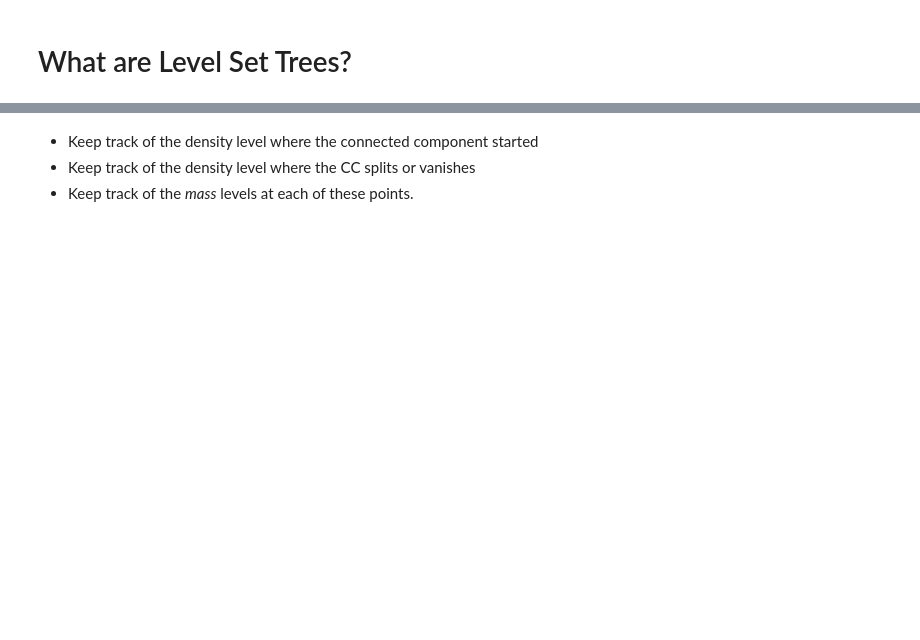
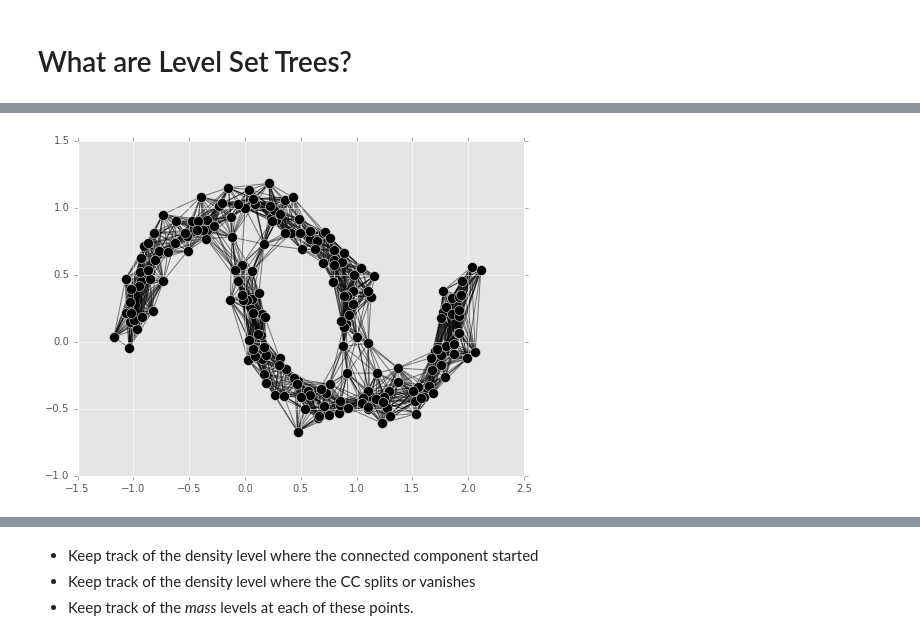
Before and after one commit to CoAxLab/DeBaCl, a Jupyter notebook: examples/what_are_level_set_trees.ipynb, the cells around one changed output, grey strips where cells are left out. Saved outputs shown, nothing was run; the diff lists cells and outputs as text; code cells hidden in the pictures; blank space fills up the shorter version.

```diff
--- a/examples/what_are_level_set_trees.ipynb
+++ b/examples/what_are_level_set_trees.ipynb
@@ -48,0 +90,13 @@ with plt.style.context('ggplot'):
+# %%
+import networkx as nx
+
+adjacency_list, radii = dcl.utils.knn_graph(moons, k=k)
+
+similarity_graph = nx.from_dict_of_lists(
+    {i: neighbors for i, neighbors in enumerate(adjacency_list)})
+# %%
+fig = plot_points(moons, c='black', s=100, alpha=1.0)
+fig = plot_edges(moons, similarity_graph, fig)
+fig.show()
+# %% [output]
+[figure, added]
```
Also changed, not shown: parts of 46 cells of this notebook.
